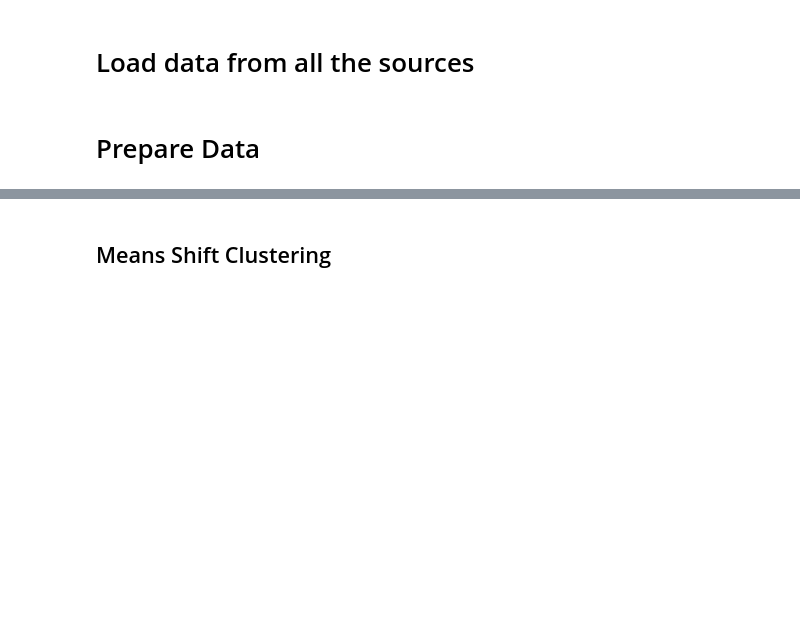
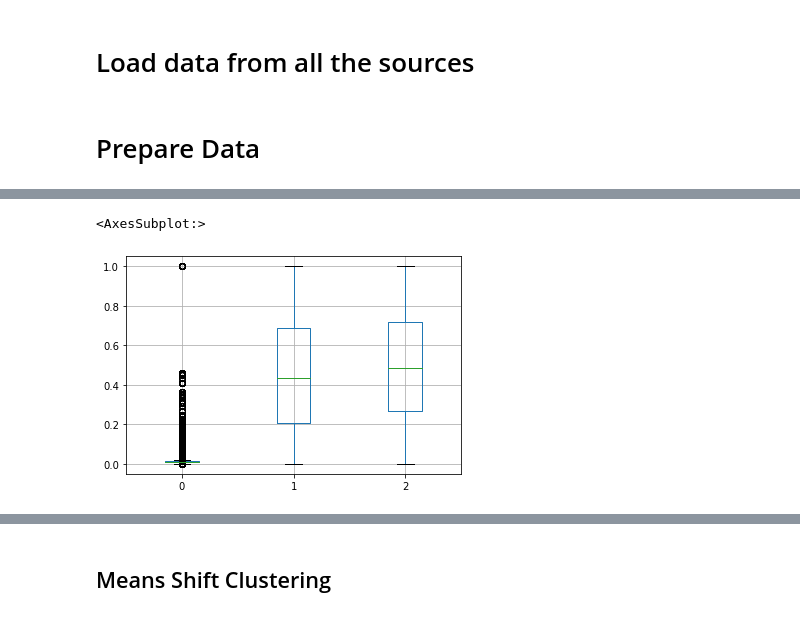
Before and after one commit to Iamnikhilramesh/Intern-files, a Jupyter notebook: Cluster analysis (Q2).ipynb, the cells around one changed output, grey strips where cells are left out. Drawn from its saved outputs; the diff is of its cells as text; code cells hidden in the pictures; blank space fills up the shorter version.

```diff
--- a/Cluster analysis (Q2).ipynb
+++ b/Cluster analysis (Q2).ipynb
@@ -28,4 +38,5 @@ merge = pd.merge(orders_all,orders_times,how='left',on='admin_reference')
 # Prepare Data
 # %%
 #drop the features which has most null values
-orders = merge.drop(['completed_at_x','customer_company','bill_state_name','ship_state_name','ship_company','subsite_store','campaign_code','bill_company'],axis=1)
+orders = merge.drop(['completed_at_x','customer_company','bill_state_name',
+                     'ship_state_name','ship_company','subsite_store','campaign_code','bill_company'],axis=1)
@@ -117,0 +79,31 @@ plt.show()
+# %%
+#encoding data with numerical value
+
+# payment_state
+lb_make = LabelEncoder()
+orders["payment_state_code"] = lb_make.fit_transform(orders["payment_state"])
+
+# bill_city
+lb_make = LabelEncoder()
+orders["bill_city_code"] = lb_make.fit_transform(orders["bill_city"])
+
+# bill_country_iso_name
+lb_make = LabelEncoder()
+orders["bill_country_iso_name_code"] = lb_make.fit_transform(orders["bill_country_iso_name"])
+
+# product_name
+lb_make = LabelEncoder()
+orders["product_name_code"] = lb_make.fit_transform(orders["product_name"])
+
+# DayofWeek
+lb_make = LabelEncoder()
+orders["DayofWeek_code"] = lb_make.fit_transform(orders["DayofWeek"])
+
+# Month
+lb_make = LabelEncoder()
+orders["Month_code"] = lb_make.fit_transform(orders["Month"])
+# %%
+#converting data into numeric
+orders['Day'] = pd.to_numeric(orders['Day'])
+orders['Hour'] =  pd.to_numeric(orders['Hour'])
+orders['Minute'] = pd.to_numeric(orders['Minute'])
@@ -117,0 +259,10 @@ plt.show()
+# %%
+#Standardization
+X = orders[['total','product_name_code','bill_city_code']]
+min_max_scaler = MinMaxScaler()
+x_scaled = min_max_scaler.fit_transform(X)
+X = pd.DataFrame(x_scaled)
+X.boxplot()
+# %% [output]
+<AxesSubplot:>
+[figure, added]
```
Also changed, not shown: parts of 57 cells of this notebook.
